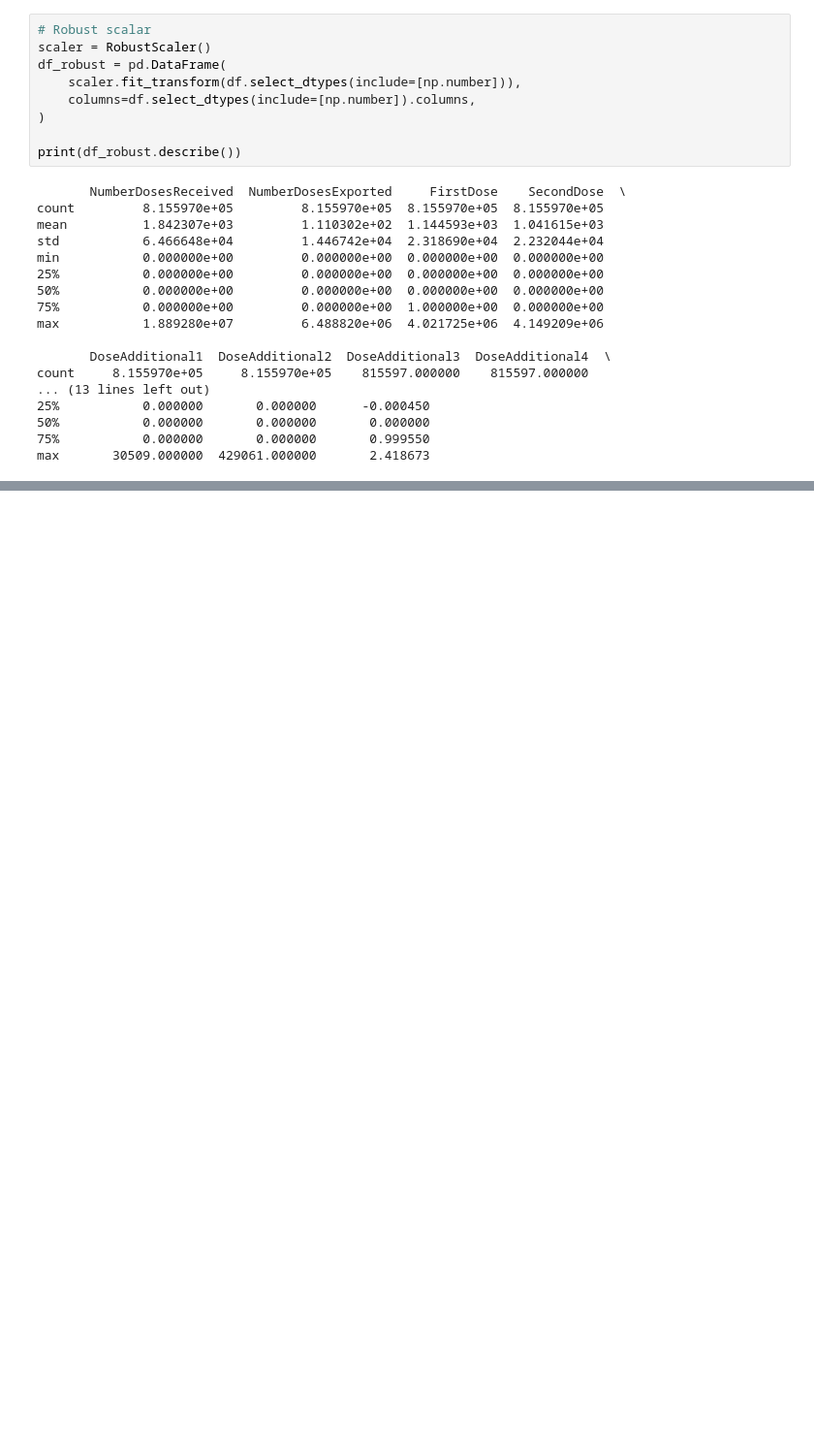
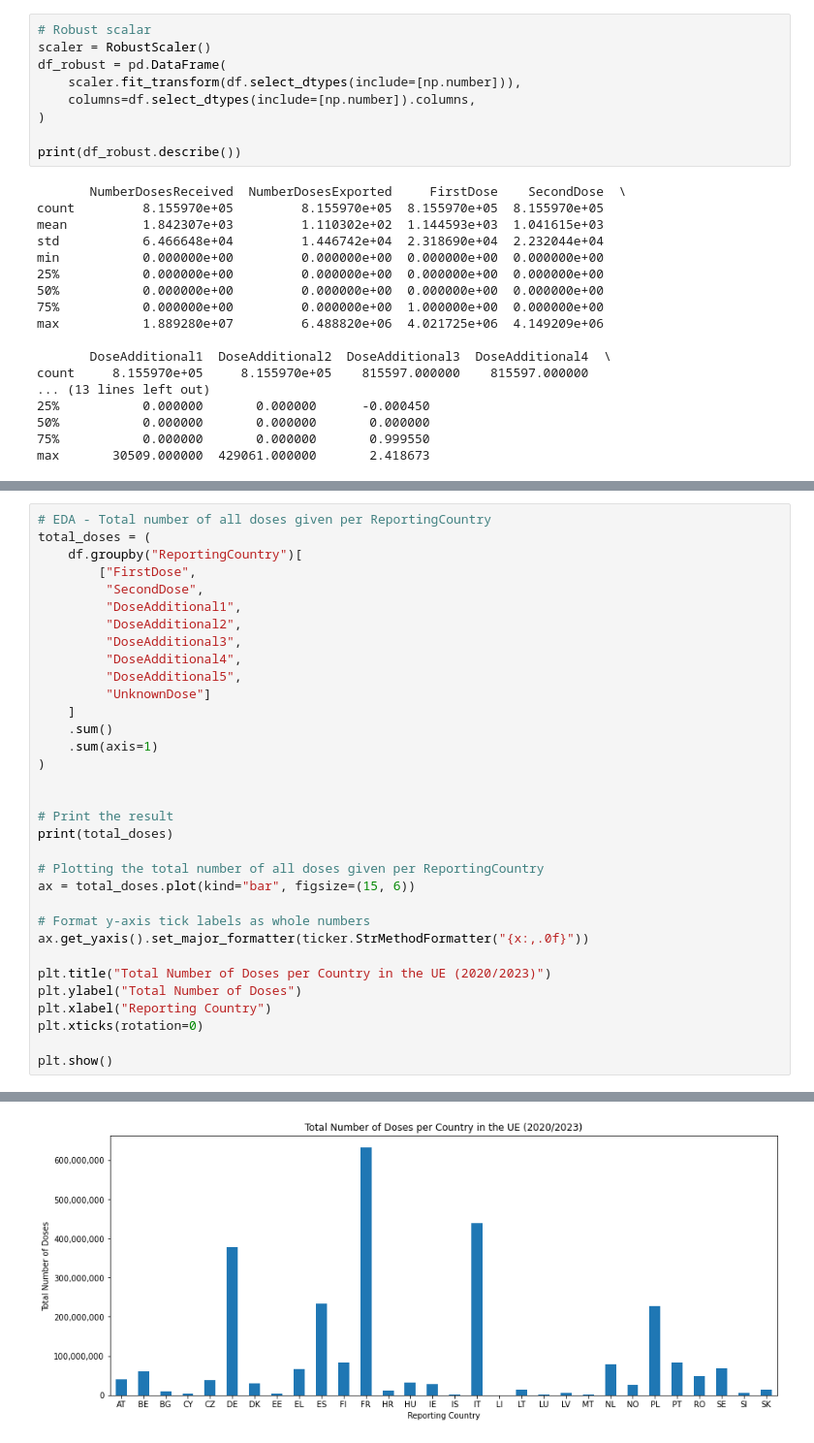
Before and after one commit to cctdoug/Data-Exploration-Prep-CA1, a Jupyter notebook: PAIR_CA1_Data_Exploration.ipynb, the cells around one changed output, grey strips where cells are left out. Shown at 97% size. Drawn from its saved outputs; the diff is of its cells as text; blank space fills up the shorter version.

```diff
--- a/PAIR_CA1_Data_Exploration.ipynb
+++ b/PAIR_CA1_Data_Exploration.ipynb
@@ -227,0 +267,34 @@ max       30509.000000  429061.000000       2.418673
+# %%
+# EDA - Total number of all doses given per ReportingCountry
+total_doses = (
+    df.groupby("ReportingCountry")[
+        ["FirstDose",
+         "SecondDose",
+         "DoseAdditional1",
+         "DoseAdditional2",
+         "DoseAdditional3",
+         "DoseAdditional4",
+         "DoseAdditional5",
+         "UnknownDose"]
+    ]
+    .sum()
+    .sum(axis=1)
+)
+
+
+# Print the result
+print(total_doses)
+
+# Plotting the total number of all doses given per ReportingCountry
+ax = total_doses.plot(kind="bar", figsize=(15, 6))
+
+# Format y-axis tick labels as whole numbers
+ax.get_yaxis().set_major_formatter(ticker.StrMethodFormatter("{x:,.0f}"))
+
+plt.title("Total Number of Doses per Country in the UE (2020/2023)")
+plt.ylabel("Total Number of Doses")
+plt.xlabel("Reporting Country")
+plt.xticks(rotation=0)
+
+plt.show()
+# %% [output]
@@ -227,0 +318 @@ max       30509.000000  429061.000000       2.418673
+[figure, added]
```
Also changed, not shown: parts of 14 cells of this notebook.
